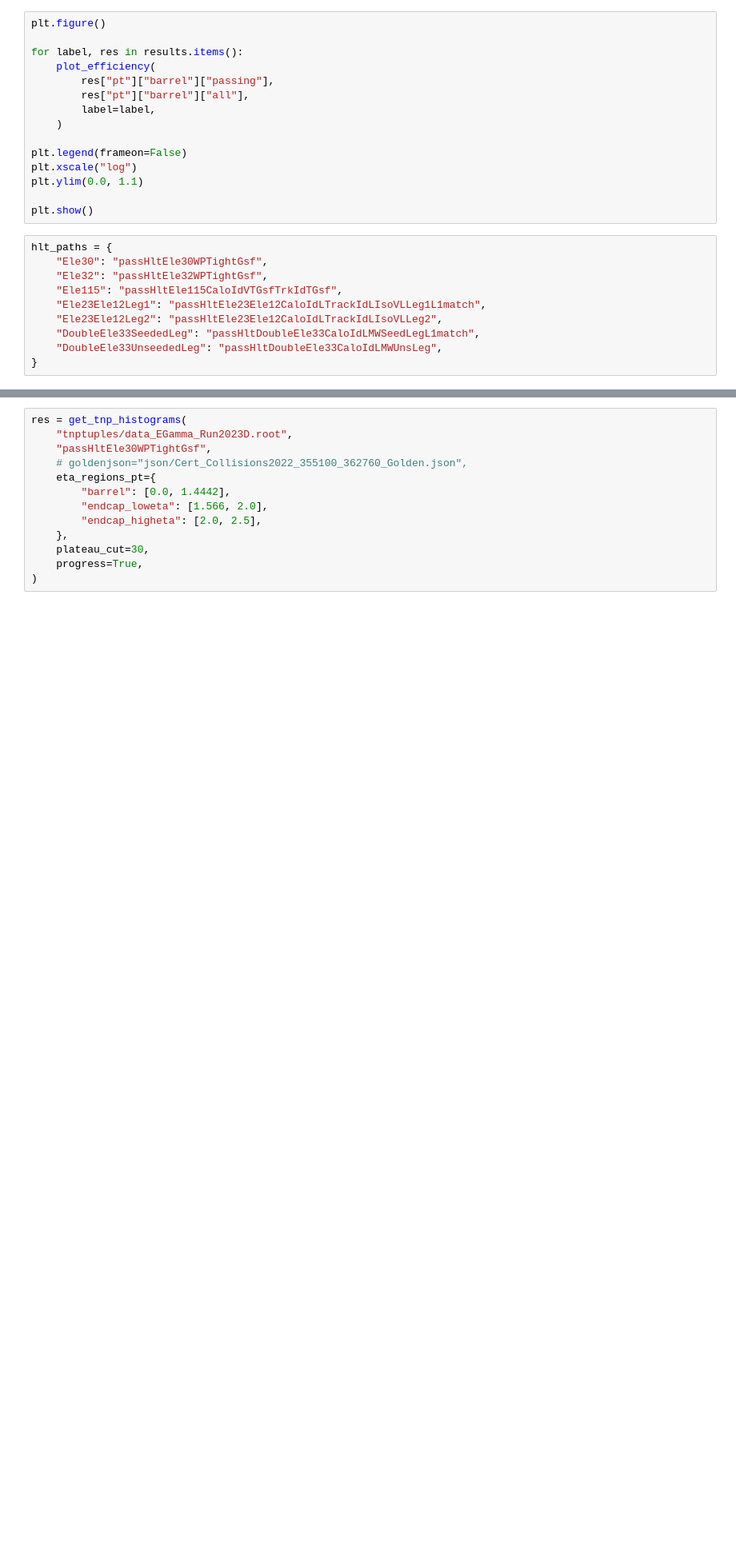
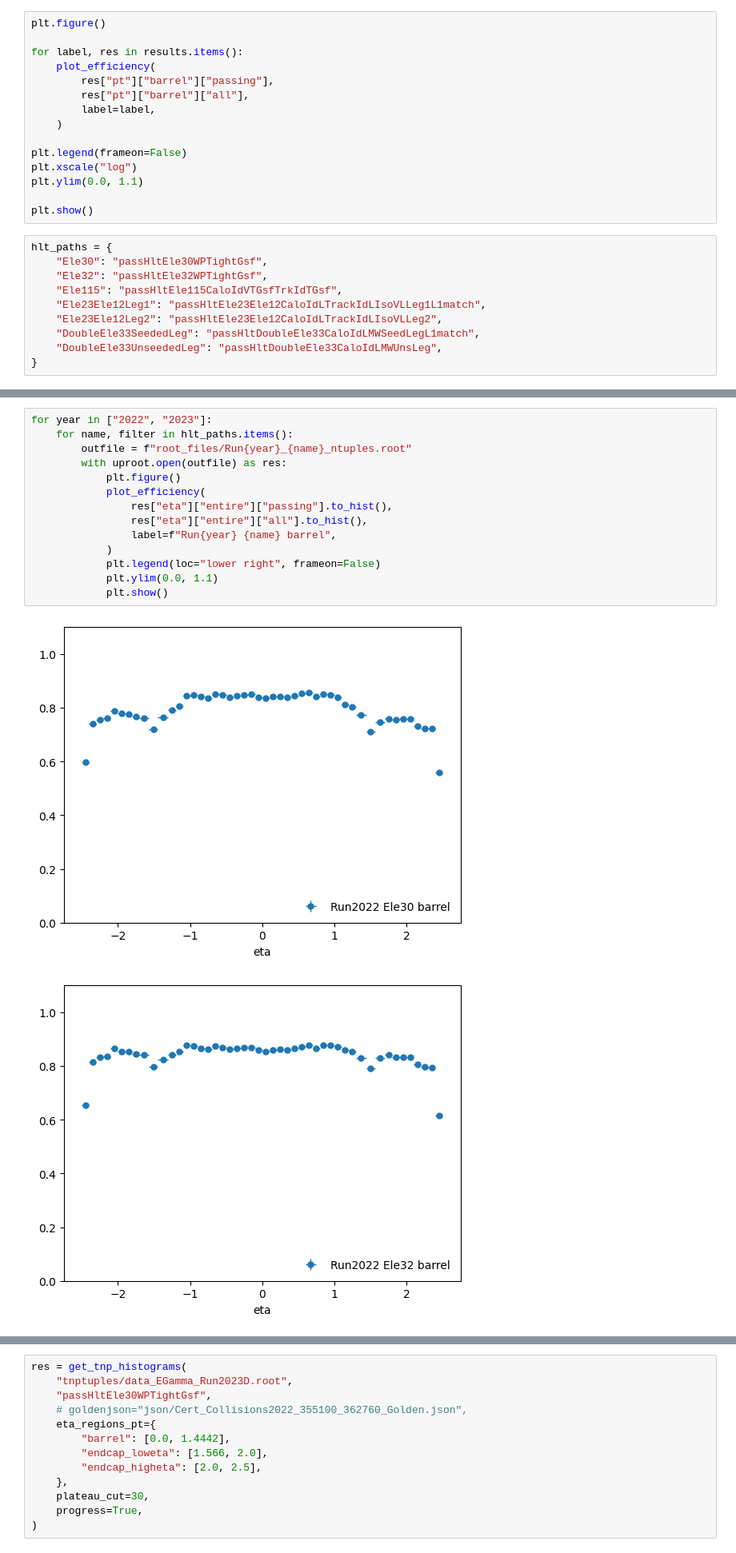
Before and after one commit to ikrommyd/egamma-tnp, a Jupyter notebook: ntuple_efficiency.ipynb, the cells around one changed output, grey strips where cells are left out. Shown at 80% size. Cells and saved outputs as stored; diff of their text form; blank space fills up the shorter version.

```diff
--- a/ntuple_efficiency.ipynb
+++ b/ntuple_efficiency.ipynb
@@ -306,0 +444,17 @@ hlt_paths = {
+# %%
+for year in ["2022", "2023"]:
+    for name, filter in hlt_paths.items():
+        outfile = f"root_files/Run{year}_{name}_ntuples.root"
+        with uproot.open(outfile) as res:
+            plt.figure()
+            plot_efficiency(
+                res["eta"]["entire"]["passing"].to_hist(),
+                res["eta"]["entire"]["all"].to_hist(),
+                label=f"Run{year} {name} barrel",
+            )
+            plt.legend(loc="lower right", frameon=False)
+            plt.ylim(0.0, 1.1)
+            plt.show()
+# %% [output]
+[figure, added]
+[figure, added]
```
Also changed, not shown: parts of 4 cells of this notebook, 1 other file.
